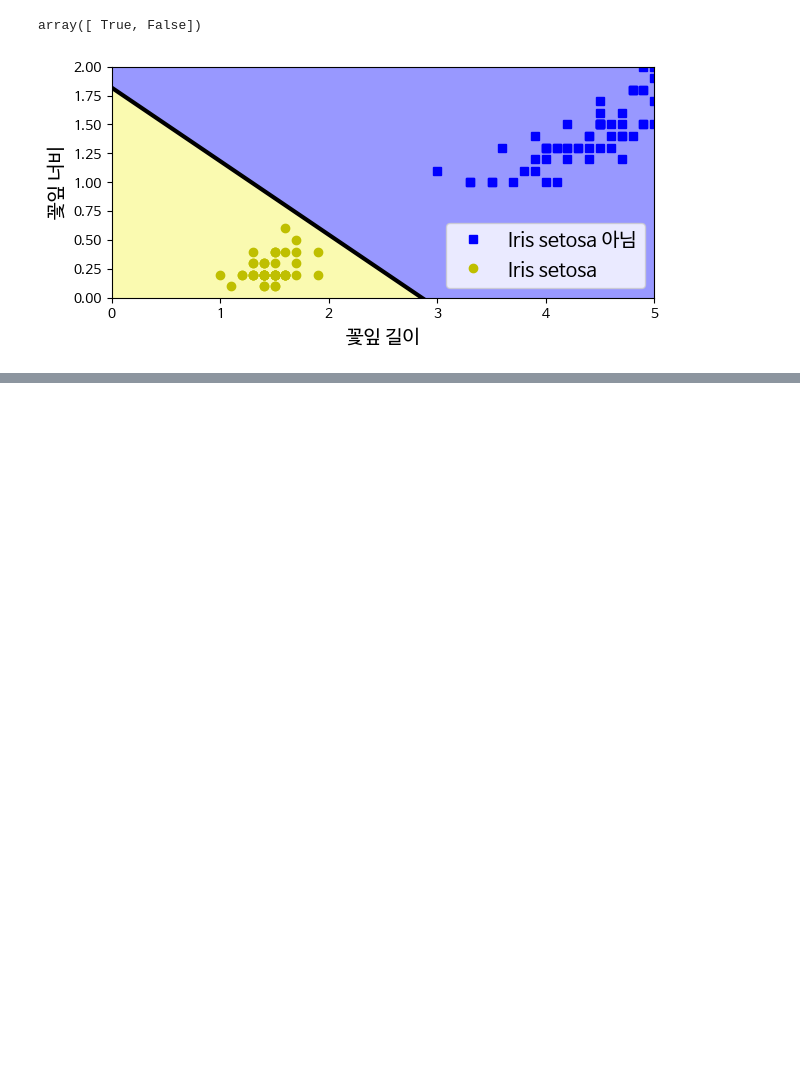
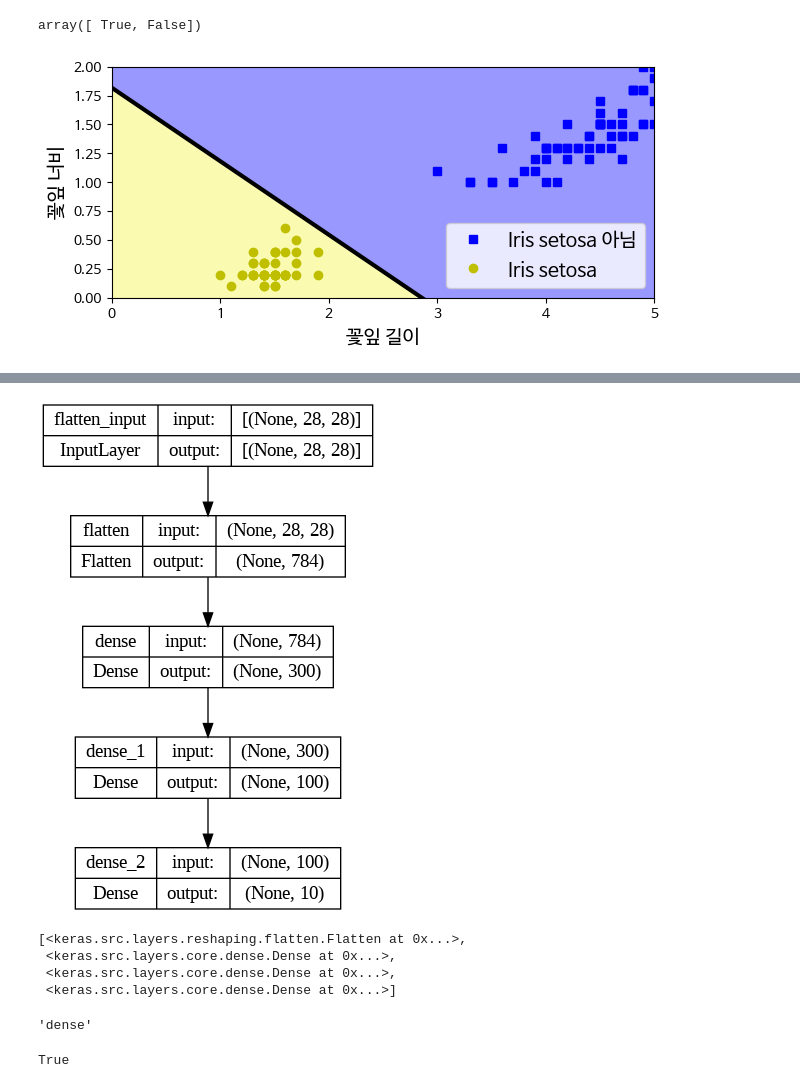
Before and after one commit to secons127/deep-learning, a Jupyter notebook: inclass/240320딥러닝프로그래밍.ipynb, the cells around one changed output, grey strips where cells are left out. Saved outputs shown, nothing was run; the diff lists cells and outputs as text; code cells hidden in the pictures; blank space fills up the shorter version.

```diff
--- a/inclass/240320딥러닝프로그래밍.ipynb
+++ b/inclass/240320딥러닝프로그래밍.ipynb
@@ -111,0 +208,11 @@ rmse
+# %%
+# 추가 코드 - 세션을 지워 이름 카운터를 재설정합니다.
+tf.keras.backend.clear_session()
+tf.random.set_seed(42)
+
+model = tf.keras.Sequential([
+    tf.keras.layers.Flatten(input_shape=[28, 28]),
+    tf.keras.layers.Dense(300, activation="relu"),
+    tf.keras.layers.Dense(100, activation="relu"),
+    tf.keras.layers.Dense(10, activation="softmax")
+])
@@ -111,0 +239,21 @@ rmse
+# %%
+# 추가 코드 - 모델의 아키텍처를 표시하는 또 다른 방법
+tf.keras.utils.plot_model(model, "my_fashion_mnist_model.png", show_shapes=True)
+# %% [output]
+[figure, added]
+# %%
+model.layers
+# %% [output]
+[<keras.src.layers.reshaping.flatten.Flatten at 0x...>,
+ <keras.src.layers.core.dense.Dense at 0x...>,
+ <keras.src.layers.core.dense.Dense at 0x...>,
+ <keras.src.layers.core.dense.Dense at 0x...>]
+# %%
+hidden1 = model.layers[1]
+hidden1.name
+# %% [output]
+'dense'
+# %%
+model.get_layer('dense') is hidden1
+# %% [output]
+True
```
Also changed, not shown: parts of 35 cells of this notebook.
